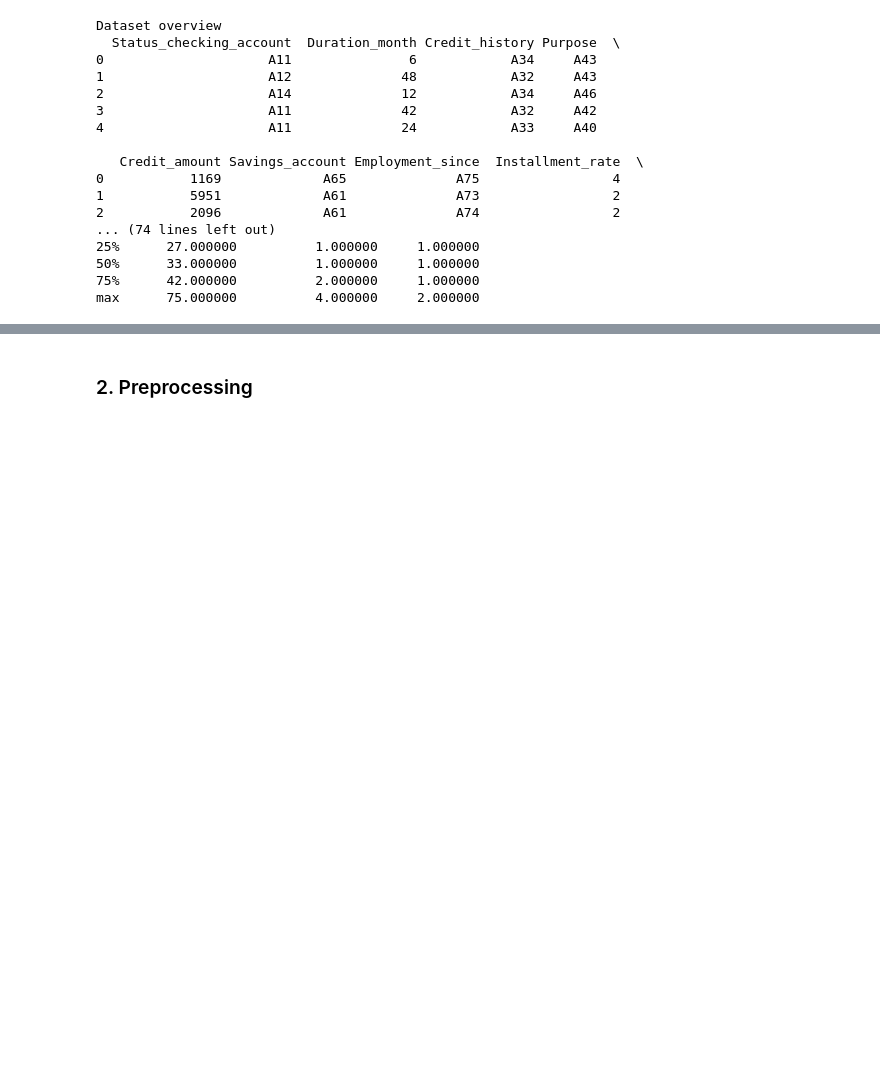
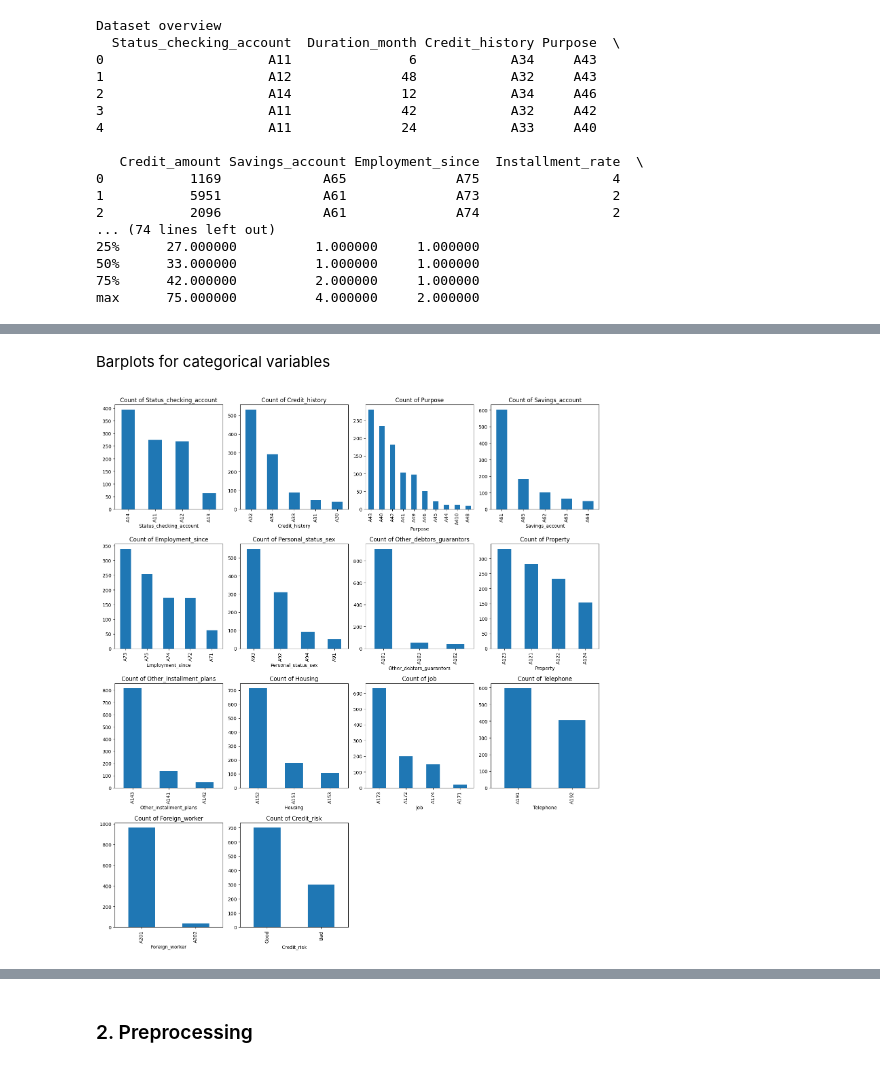
Before and after one commit to Marceeell1/Machine_Learning, a Jupyter notebook: Project.ipynb, the cells around one changed output, grey strips where cells are left out. Cells and saved outputs as stored; diff of their text form; code cells hidden in the pictures; blank space fills up the shorter version.

```diff
--- a/Project.ipynb
+++ b/Project.ipynb
@@ -93,0 +122,12 @@ Feature scaling will therefore be necessary before model training.
+# %% [markdown]
+Barplots for categorical variables
+# %%
+plt.figure(figsize=(15, 20))
+for i, col in enumerate(categorical_cols):
+    plt.subplot(5, 4, i+1)
+    df[col].value_counts().plot(kind='bar')
+    plt.title(f"Count of {col}")
+plt.tight_layout()
+plt.show()
+# %% [output]
+[figure, added]
```
Also changed, not shown: parts of 33 cells of this notebook.
